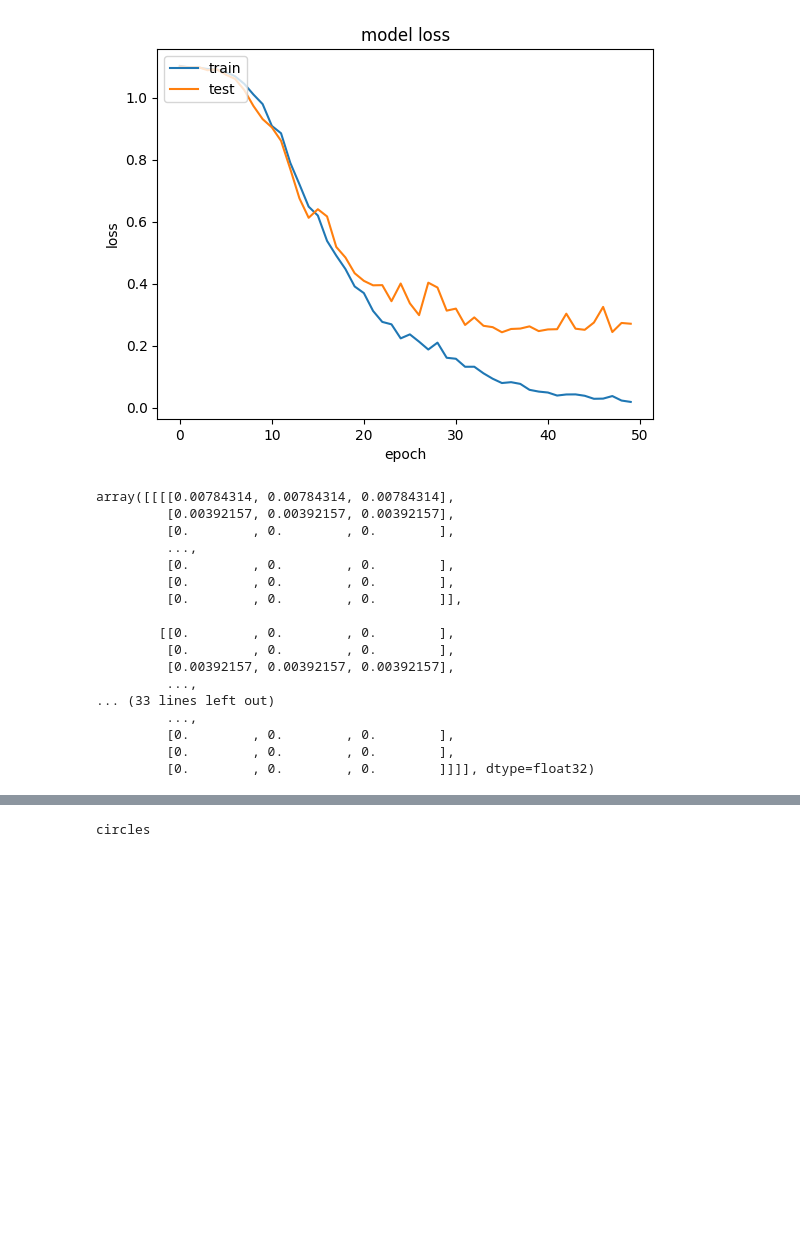
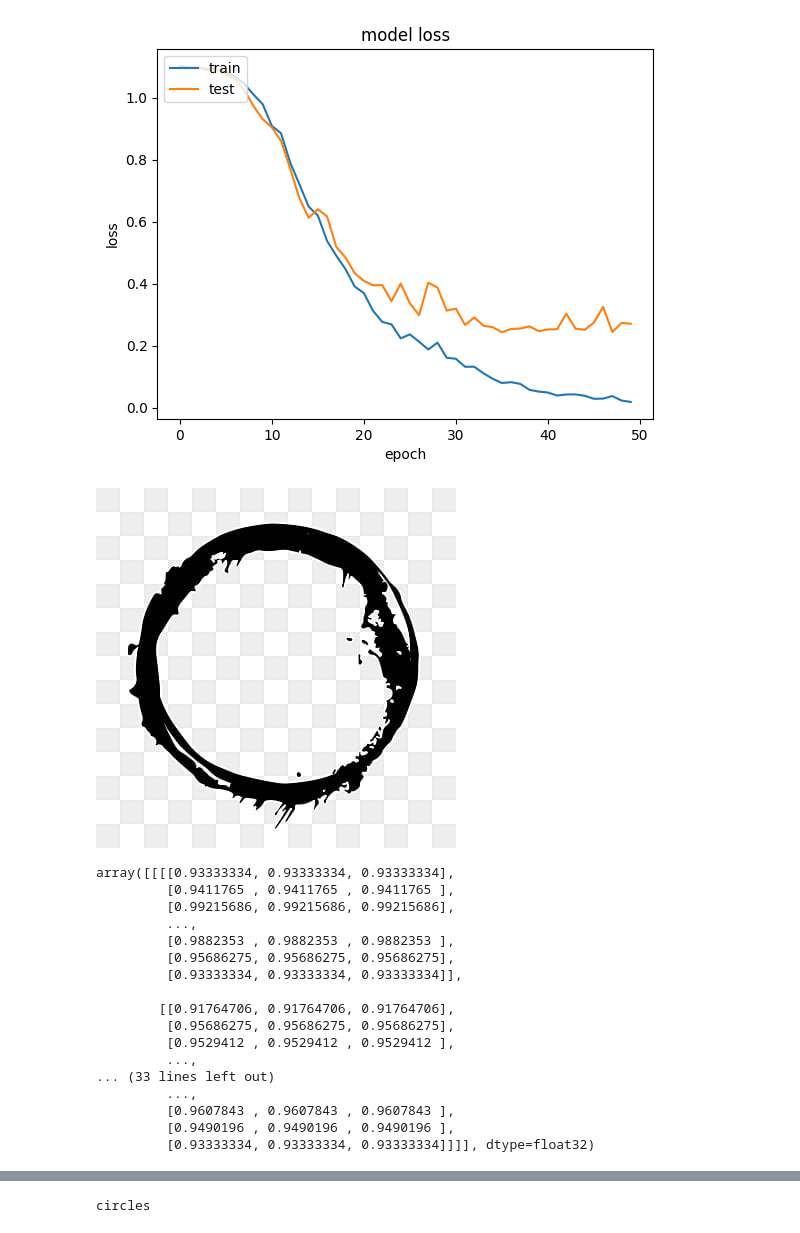
Before and after one commit to Jorgecardenas1/MachineLearning, a Jupyter notebook: Examples/imageClassification.ipynb, the cells around one changed output, grey strips where cells are left out. Saved outputs shown, nothing was run; the diff lists cells and outputs as text; code cells hidden in the pictures; blank space fills up the shorter version.

Commit message:
model image prediction

```diff
--- a/Examples/imageClassification.ipynb
+++ b/Examples/imageClassification.ipynb
@@ -223,18 +223,22 @@ from PIL import Image
 # %%
 path = 'images/'
 images = os.listdir(path)
 images
 
 image_name='circle2.jpg'
 
 
 max_width = 28
 max_height = 28
-im = Image.open(path + image_name)
+im_original = Image.open(path + image_name)
 max_size = (max_width, max_height)
+im = im_original.copy()
 im.thumbnail(max_size)
 im.save(path + 'thumbnails/' + 'resized.jpg')
 im = Image.open(path + '/thumbnails/' + 'resized.jpg')
+im_original
+# %% [output]
+[figure, added]
 # %%
 #opcion 1
 
@@ -244,23 +248,23 @@ np_image = np.array(im).astype('float32')/255
 np_image = np.expand_dims(np_image, axis=0)
 np_image[:4]
 # %% [output]
-array([[[[0.00784314, 0.00784314, 0.00784314],
-         [0.00392157, 0.00392157, 0.00392157],
-         [0.        , 0.        , 0.        ],
+array([[[[0.93333334, 0.93333334, 0.93333334],
+         [0.9411765 , 0.9411765 , 0.9411765 ],
+         [0.99215686, 0.99215686, 0.99215686],
          ...,
-         [0.        , 0.        , 0.        ],
-         [0.        , 0.        , 0.        ],
-         [0.        , 0.        , 0.        ]],
+         [0.9882353 , 0.9882353 , 0.9882353 ],
+         [0.95686275, 0.95686275, 0.95686275],
+         [0.93333334, 0.93333334, 0.93333334]],
 
-        [[0.        , 0.        , 0.        ],
-         [0.        , 0.        , 0.        ],
-         [0.00392157, 0.00392157, 0.00392157],
+        [[0.91764706, 0.91764706, 0.91764706],
+         [0.95686275, 0.95686275, 0.95686275],
+         [0.9529412 , 0.9529412 , 0.9529412 ],
          ...,
 ... (33 lines left out)
          ...,
-         [0.        , 0.        , 0.        ],
-         [0.        , 0.        , 0.        ],
-         [0.        , 0.        , 0.        ]]]], dtype=float32)
+         [0.9607843 , 0.9607843 , 0.9607843 ],
+         [0.9490196 , 0.9490196 , 0.9490196 ],
+         [0.93333334, 0.93333334, 0.93333334]]]], dtype=float32)
 # %%
 
 image = tf.keras.utils.load_img('./images/thumbnails/resized.jpg')
```
Also changed, not shown: parts of 2 cells of this notebook, 3 other files.
